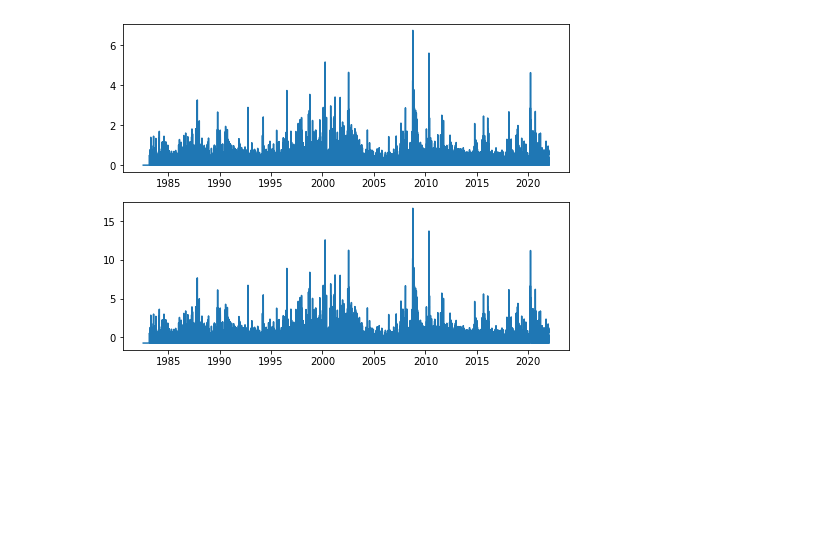
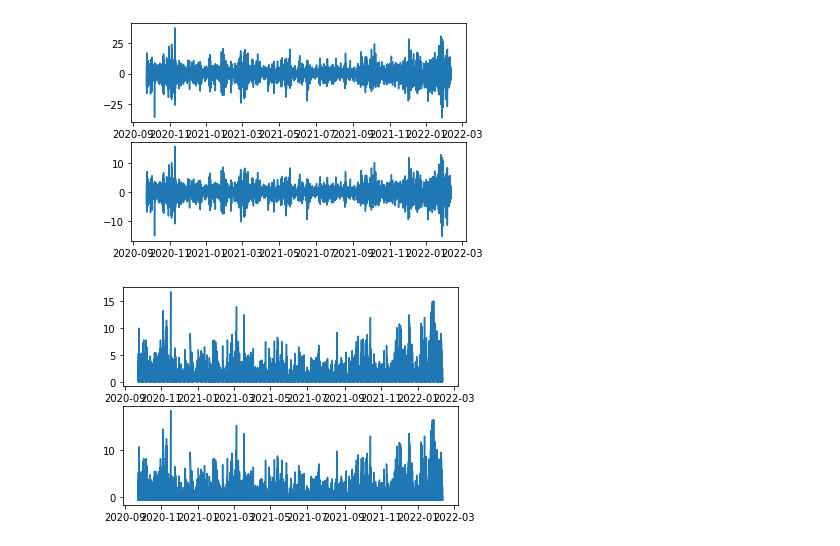
Before and after one commit to slickmorty/forex, a Jupyter notebook: indicators/indicators.ipynb, the cells around one changed output. Cells and saved outputs as stored; diff of their text form; code cells hidden in the pictures; blank space fills up the shorter version.

```diff
--- a/indicators/indicators.ipynb
+++ b/indicators/indicators.ipynb
@@ -8,8 +9,14 @@ import matplotlib as mpl
 
 import matplotlib.pyplot as plt
 # %%
-df = pd.read_csv('../data/sp100.csv')
-date_time = pd.to_datetime(df.pop('Date'),
-                           format='%Y.%m.%d')
+df = pd.read_csv('../data/meta_sp500.csv')
+
+date = df.pop('Date')
+time = df.pop('Time')
+df['Date_Time']=date+time
+
+date_time = pd.to_datetime(df.pop('Date_Time'),
+                           format='%Y.%m.%d %H:%M:%S')
+
 df.head()
 # %% [output]
@@ -178,5 +185,5 @@ plot('Aroon')
 # %%
-MFI = ta.volume.MFIIndicator(high=df['High'],low=df['Low'],close=df['Close'],volume=df['Volume'])
-df['MFI']=MFI.money_flow_index()
+# MFI = ta.volume.MFIIndicator(high=df['High'],low=df['Low'],close=df['Close'],volume=df['Volume'])
+# df['MFI']=MFI.money_flow_index()
 
-plot('MFI')
+# plot('MFI')
@@ -185,26 +190,41 @@ plot('MFI')
 # %%
 
-a = []
-a = (df['Close']-df['Open'])*100/df['High']
-df['Candel_Body'] = a
+candel_body = []
+candel_body = (df['Close']-df['Open'])
+df['Candel_Body'] = candel_body
+
+#Calculation candel body percentage relative to last candel's closing price
+# candel_body_percentage = []
+
+# candel : float
+# candel_body.append(0)
+
+# for i in range(1,len(df['Close'])):
+#     candel = (df['Close'][i] - df['Open'][i])/df['Close'][i-1]
+#     candel_body.append(candel)
+
+# df['Candel_body_percent'] = candel_body
+
+
+# Calculating candel upper and lower shadow
 candel_upper_shadow = []
 candel_lower_shadow = []
 
 for i in range(len(df['Candel_Body'])):
 
     if(df['Close'][i] > df['Open'][i]):
-        candel_upper_shadow.append( (df['High'][i] - df['Close'][i]) * 100 /df['High'][i] )
+        candel_upper_shadow.append( (df['High'][i] - df['Close'][i]) )
     else:
-        candel_upper_shadow.append( (df['High'][i] - df['Open'][i]) * 100 /df['High'][i] )
+        candel_upper_shadow.append( (df['High'][i] - df['Open'][i]) )
 
     if(df['Close'][i] > df['Open'][i]):
-        candel_lower_shadow.append( (df['Open'][i] - df['Low'][i]) * 100 /df['High'][i] )
+        candel_lower_shadow.append( (df['Open'][i] - df['Low'][i])  )
     else:
-        candel_lower_shadow.append( (df['Close'][i] - df['Low'][i]) * 100 /df['High'][i] )
+        candel_lower_shadow.append( (df['Close'][i] - df['Low'][i]) )
 
 df['Candel_Upper_Shadow']=candel_upper_shadow
 df['Candel_Lower_Shadow']=candel_lower_shadow
 
-plot('Candel_Lower_Shadow')
+plot('Candel_Body')
 # %% [output]
-[figure, old version]
+[figure, new version]
@@ -226,0 +231,4 @@ plot('Candel_Lower_Shadow')
+# %%
+plot('Candel_Upper_Shadow')
+# %% [output]
+[figure, added]
```
Also changed, not shown: parts of 19 cells of this notebook, 2 other files.
